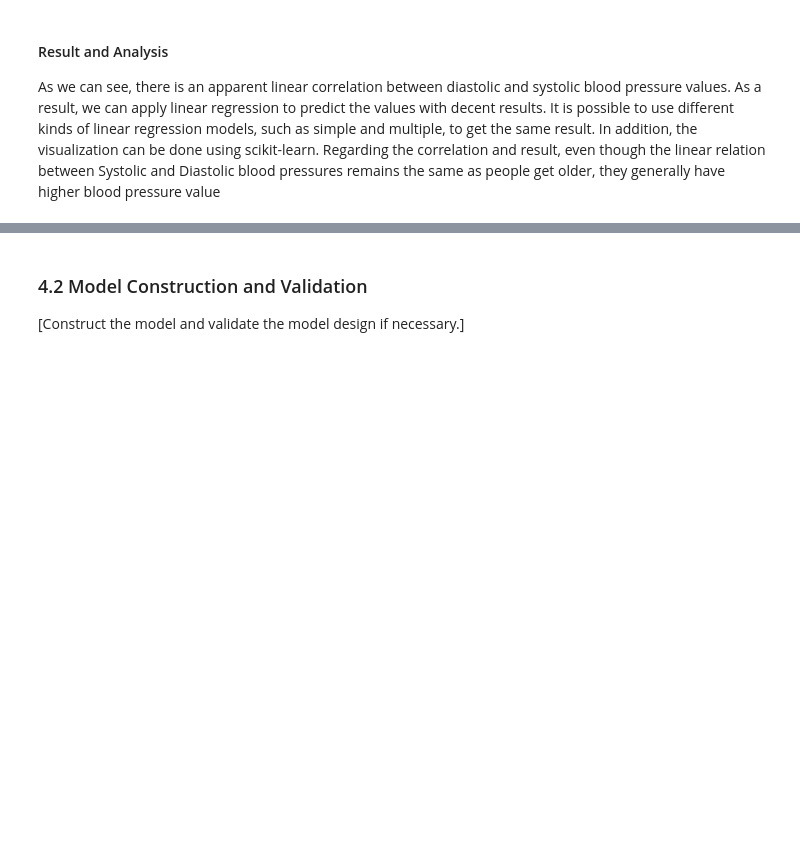
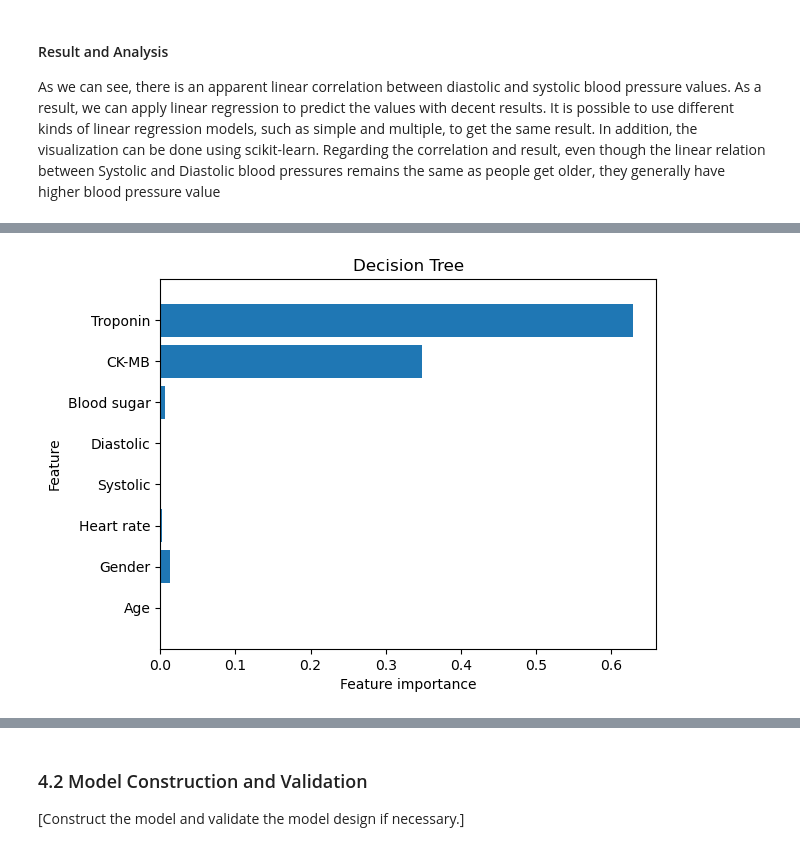
Before and after one commit to berkinKagan/DataVis, a Jupyter notebook: Miniproject_template (1).ipynb, the cells around one changed output, grey strips where cells are left out. Saved outputs shown, nothing was run; the diff lists cells and outputs as text; code cells hidden in the pictures; blank space fills up the shorter version.

```diff
--- a/Miniproject_template (1).ipynb
+++ b/Miniproject_template (1).ipynb
@@ -657,0 +644,14 @@ Regarding the correlation and result, even though the linear relation between Sy
+# %%
+def plot_feature_importances(model, features, title):
+    n_features = len(features)
+    plt.barh(np.arange(n_features), model.feature_importances_, align='center')
+
+    plt.title(title)
+    plt.yticks(np.arange(n_features), features)
+    plt.xlabel("Feature importance")
+    plt.ylabel("Feature")
+    plt.ylim(-1, n_features)
+# %%
+plot_feature_importances(dtree, feature_cols, 'Decision Tree')
+# %% [output]
+[figure, added]
```
Also changed, not shown: parts of 50 cells of this notebook.
